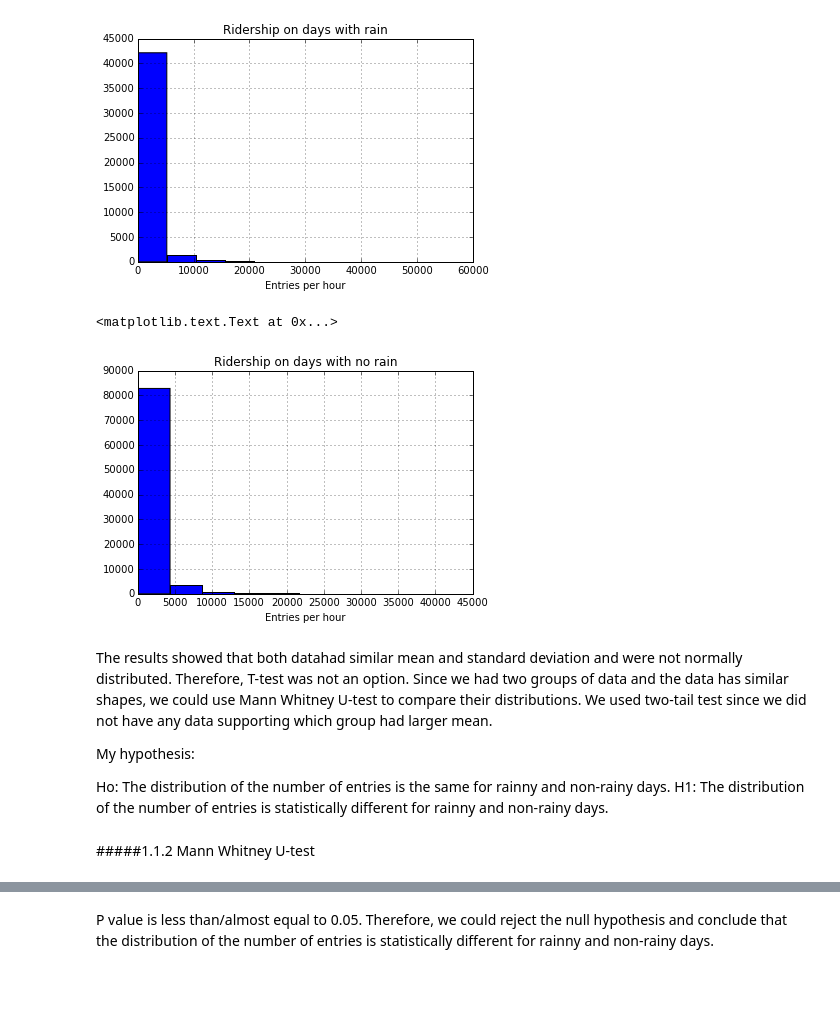
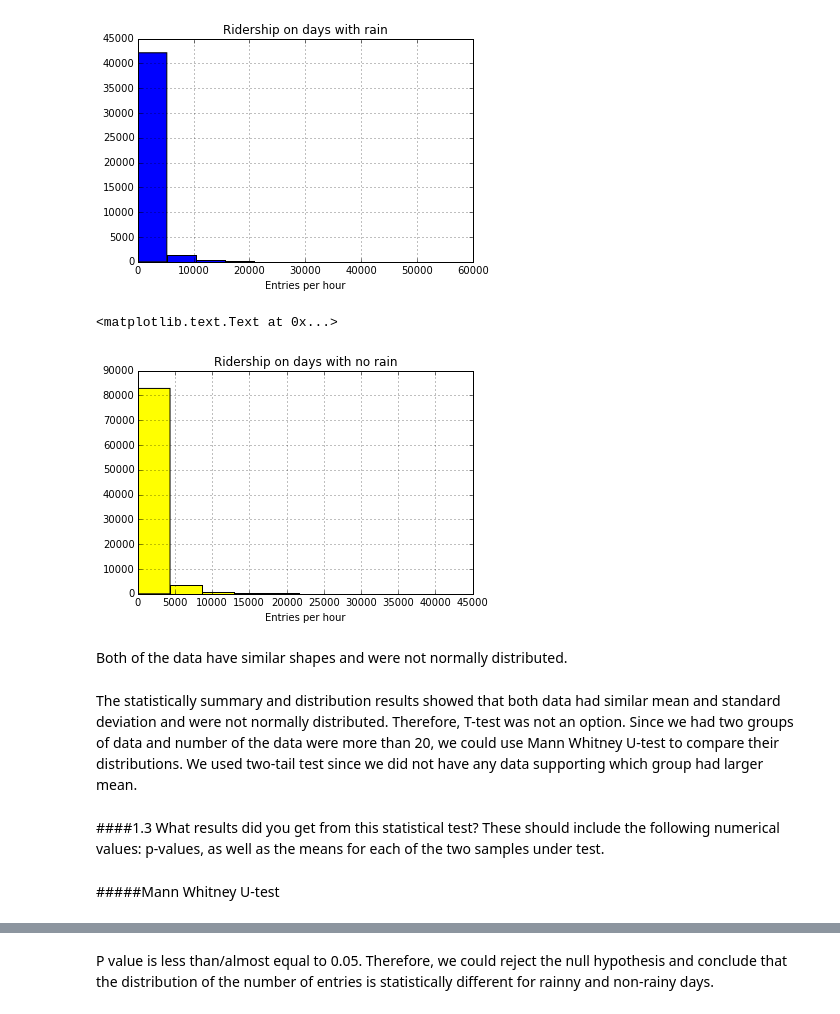
Before and after one commit to thuyquach/Analyzing-New-York-Subway-Data, a Jupyter notebook: Analyzing the NYC Subway Dataset.ipynb, the cells around one changed output, grey strips where cells are left out. Saved outputs shown, nothing was run; the diff lists cells and outputs as text; code cells hidden in the pictures; blank space fills up the shorter version.

```diff
--- a/Analyzing the NYC Subway Dataset.ipynb
+++ b/Analyzing the NYC Subway Dataset.ipynb
@@ -105,21 +112,20 @@ plt.xlabel('Entries per hour')
 [figure]
 # %%
 # No rain
-turnstile_weather[turnstile_weather["rain"] ==0]['ENTRIESn_hourly'].hist()
+turnstile_weather[turnstile_weather["rain"] ==0]['ENTRIESn_hourly'].hist(color = "yellow")
 plt.title('Ridership on days with no rain')
 plt.xlabel('Entries per hour')
 # %% [output]
 <matplotlib.text.Text at 0x...>
-[figure, old version]
+[figure, new version]
+# %% [markdown]
+Both of the data have similar shapes and were not normally distributed.
 # %% [markdown]
-The results showed that both datahad similar mean and standard deviation and were not normally distributed. Therefore, T-test was not an option. Since we had two groups of data and the data has similar shapes, we could use Mann Whitney U-test to compare their distributions. We used two-tail test since we did not have any data supporting which group had larger mean.
-
-My hypothesis:
-
-Ho: The distribution of the number of entries is the same for rainny and non-rainy days.
-H1: The distribution of the number of entries is statistically different for rainny and non-rainy days.
+The statistically summary and distribution results showed that both data had similar mean and standard deviation and were not normally distributed. Therefore, T-test was not an option. Since we had two groups of data and number of the data were more than 20, we could use Mann Whitney U-test to compare their distributions. We used two-tail test since we did not have any data supporting which group had larger mean.
+# %% [markdown]
+####1.3 What results did you get from this statistical test? These should include the following numerical values: p-values, as well as the means for each of the two samples under test.
 # %% [markdown]
-#####1.1.2 Mann Whitney U-test
+#####Mann Whitney U-test
 # %%
 import numpy as np
 import scipy
```
Also changed, not shown: parts of 23 cells of this notebook.
